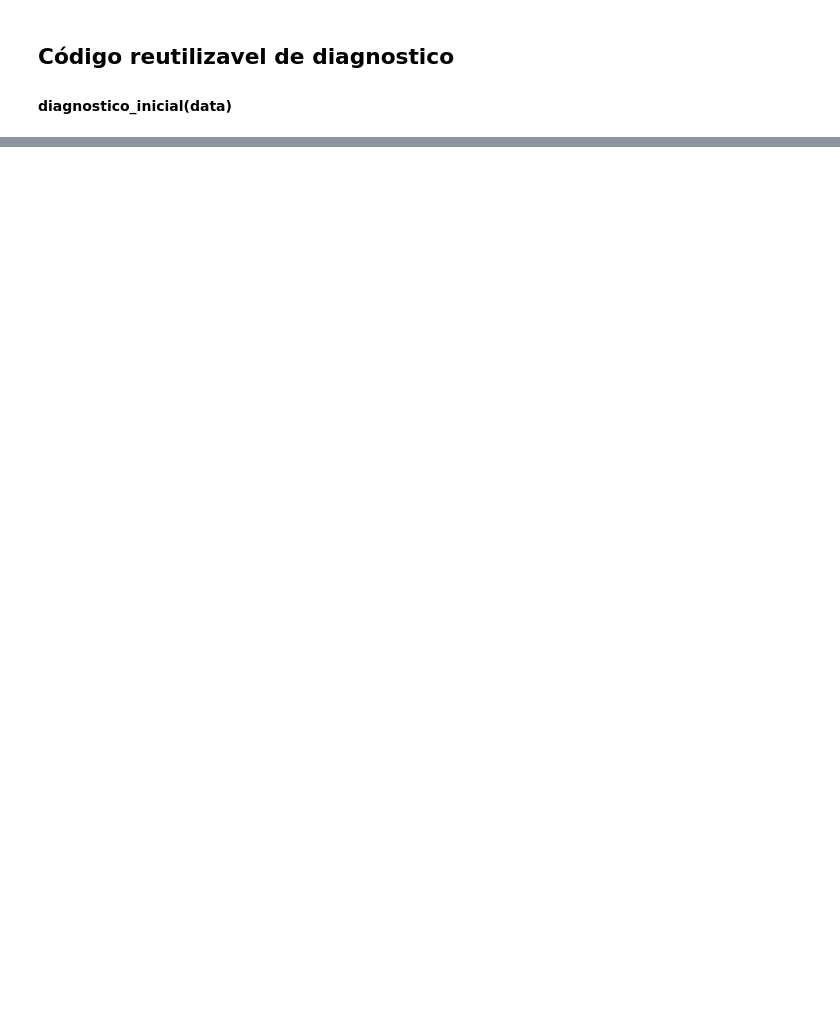
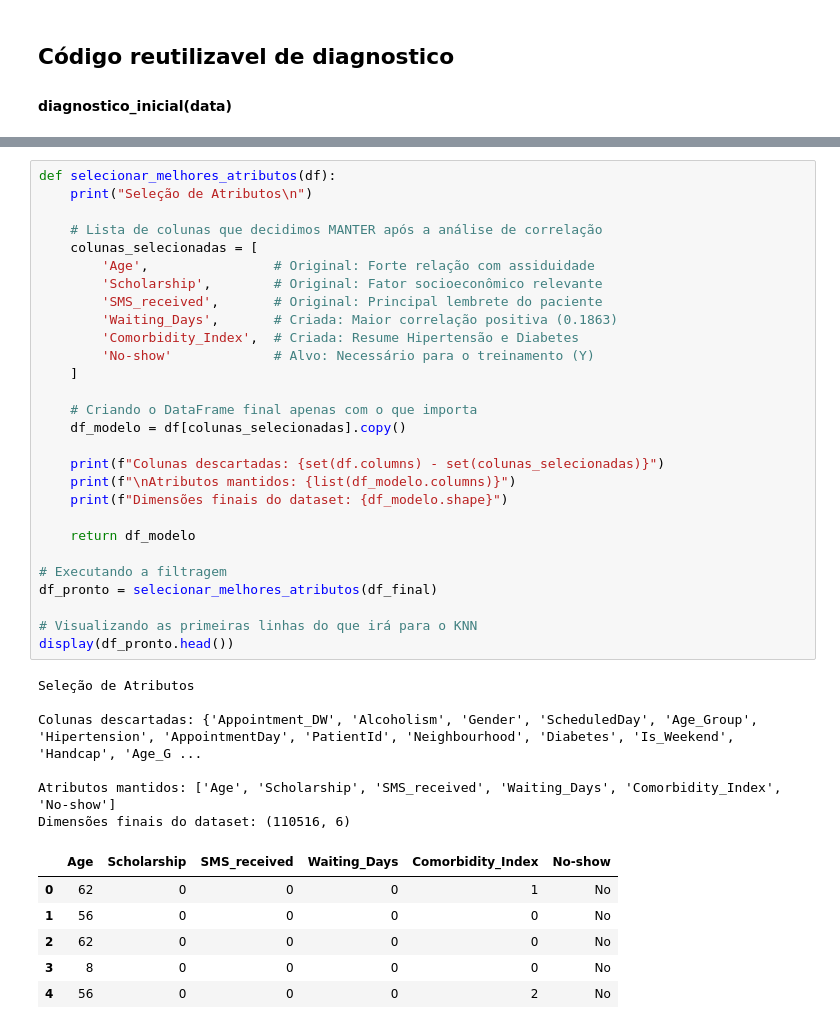
Before and after one commit to leandrowanderley/DataScience_UFAL, a Jupyter notebook: Lista 1/script.ipynb, the cells around one changed output, grey strips where cells are left out. Cells and saved outputs as stored; diff of their text form; blank space fills up the shorter version.

```diff
--- a/Lista 1/script.ipynb
+++ b/Lista 1/script.ipynb
@@ -118,0 +626,41 @@ See https://pandas.pydata.org/docs/user_guide/migration-3-strings.html#string-mi
+# %%
+def selecionar_melhores_atributos(df):
+    print("Seleção de Atributos\n")
+
+    # Lista de colunas que decidimos MANTER após a análise de correlação
+    colunas_selecionadas = [
+        'Age',                # Original: Forte relação com assiduidade
+        'Scholarship',        # Original: Fator socioeconômico relevante
+        'SMS_received',       # Original: Principal lembrete do paciente
+        'Waiting_Days',       # Criada: Maior correlação positiva (0.1863)
+        'Comorbidity_Index',  # Criada: Resume Hipertensão e Diabetes
+        'No-show'             # Alvo: Necessário para o treinamento (Y)
+    ]
+
+    # Criando o DataFrame final apenas com o que importa
+    df_modelo = df[colunas_selecionadas].copy()
+
+    print(f"Colunas descartadas: {set(df.columns) - set(colunas_selecionadas)}")
+    print(f"\nAtributos mantidos: {list(df_modelo.columns)}")
+    print(f"Dimensões finais do dataset: {df_modelo.shape}")
+
+    return df_modelo
+
+# Executando a filtragem
+df_pronto = selecionar_melhores_atributos(df_final)
+
+# Visualizando as primeiras linhas do que irá para o KNN
+display(df_pronto.head())
+# %% [output]
+Seleção de Atributos
+
+Colunas descartadas: {'Appointment_DW', 'Alcoholism', 'Gender', 'ScheduledDay', 'Age_Group', 'Hipertension', 'AppointmentDay', 'PatientId', 'Neighbourhood', 'Diabetes', 'Is_Weekend', 'Handcap', 'Age_G ...
+
+Atributos mantidos: ['Age', 'Scholarship', 'SMS_received', 'Waiting_Days', 'Comorbidity_Index', 'No-show']
+Dimensões finais do dataset: (110516, 6)
+|  | Age | Scholarship | SMS_received | Waiting_Days | Comorbidity_Index | No-show |
+| 0 | 62 | 0 | 0 | 0 | 1 | No |
+| 1 | 56 | 0 | 0 | 0 | 0 | No |
+| 2 | 62 | 0 | 0 | 0 | 0 | No |
+| 3 | 8 | 0 | 0 | 0 | 0 | No |
+| 4 | 56 | 0 | 0 | 0 | 2 | No |
```
Also changed, not shown: parts of 21 cells of this notebook.
